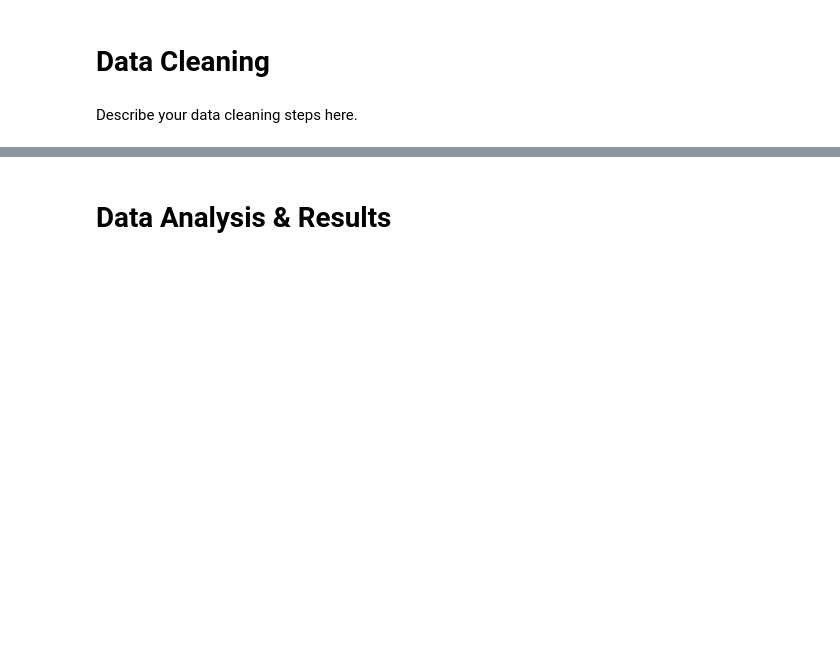
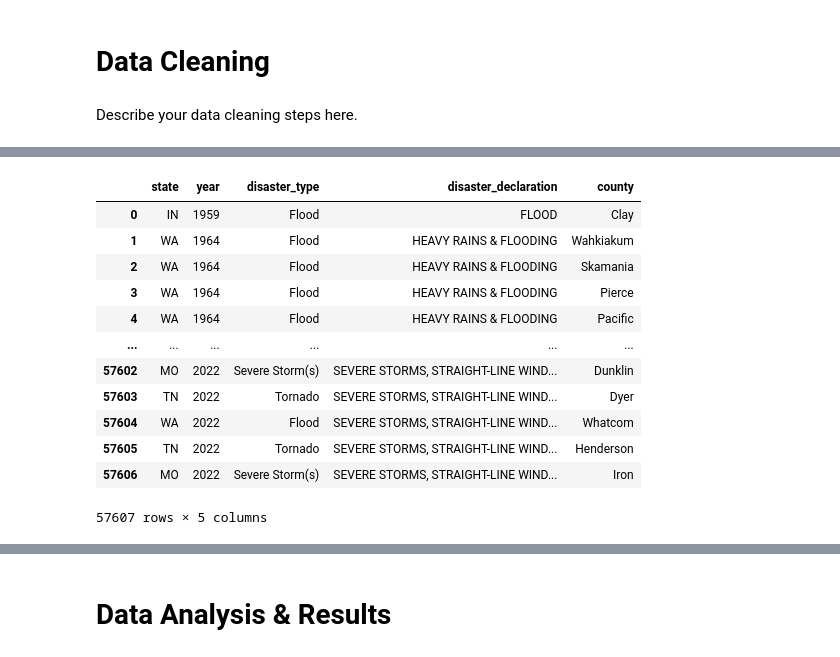
Before and after one commit to tyler-le/Natural-Disaster-Analysis, a Jupyter notebook: FinalProjectGroup013-Wi22.ipynb, the cells around one changed output, grey strips where cells are left out. Cells and saved outputs as stored; diff of their text form; code cells hidden in the pictures; blank space fills up the shorter version.

```diff
--- a/FinalProjectGroup013-Wi22.ipynb
+++ b/FinalProjectGroup013-Wi22.ipynb
@@ -102,23 +145,13 @@ Describe your data cleaning steps here.
 def standardize_county(str_in):
     try:
         if '(County)' in str_in:
-            output = str_in.replace('(County)','County')
+            output = str_in.replace('(County)','')
         elif '(Borough)' in str_in:
-            output = str_in.replace('(Borough)','Borough')
+            output = str_in.replace('(Borough)','')
         elif '(Census Subarea)'in str_in:
             output = str_in.replace('(Census Subarea)','')
-        elif 'Statewide' in str_in:
-            output = None
         elif '(Parish)'in str_in:
-            output = str_in.replace('(Parish)','Parish')
-        elif 'County' in str_in:
-            output = str_in
-        elif 'Borough' in str_in:
-            output = str_in
-        elif 'Census Area'in str_in:
-            output = str_in.replace('Census Area','')
-        elif 'Parish'in str_in:
-            output = str_in
+            output = str_in.replace('(Parish)','')
         else:
             output = None
     except:
@@ -135,3 +168,44 @@ def standardize_year(str_in):
         output = None
 
     return output
+# %%
+disaster_type_df = pd.read_csv('C:\\Users\\wrbl6\\Desktop\\COGS 108 Project\\Group013-Wi22-master\\datasets\\DisasterDeclarationsSummaries.csv')
+
+# select a subset of the columns
+wanted_columns = ['state', 'declarationDate','incidentType','declarationTitle','designatedArea']
+
+# rename the columns
+disaster_type_df = disaster_type_df[wanted_columns].rename(columns={"declarationDate":"year", "designatedArea": "county", "incidentType":"disaster_type", "declarationTitle":"disaster_declaration"})
+
+# Set "Statewide" to None and strip "(County)" from all counties
+disaster_type_df['county'] = disaster_type_df['county'].apply(standardize_county)
+
+# filter dataset to only include non-null
+disaster_type_df = disaster_type_df[~disaster_type_df['county'].isnull()]
+
+# strip year column to only include year
+disaster_type_df['year'] = disaster_type_df['year'].apply(standardize_year)
+
+# sort by year
+disaster_type_df = disaster_type_df.sort_values('year').reset_index(drop = True)
+
+# check for no NaNs
+assert(disaster_type_df.isna().sum().sum() == 0)
+
+
+
+disaster_type_df
+# %% [output]
+|  | state | year | disaster_type | disaster_declaration | county |
+| 0 | IN | 1959 | Flood | FLOOD | Clay |
+| 1 | WA | 1964 | Flood | HEAVY RAINS & FLOODING | Wahkiakum |
+| 2 | WA | 1964 | Flood | HEAVY RAINS & FLOODING | Skamania |
+| 3 | WA | 1964 | Flood | HEAVY RAINS & FLOODING | Pierce |
+| 4 | WA | 1964 | Flood | HEAVY RAINS & FLOODING | Pacific |
+| ... | ... | ... | ... | ... | ... |
+| 57602 | MO | 2022 | Severe Storm(s) | SEVERE STORMS, STRAIGHT-LINE WIND... | Dunklin |
+| 57603 | TN | 2022 | Tornado | SEVERE STORMS, STRAIGHT-LINE WIND... | Dyer |
+| 57604 | WA | 2022 | Flood | SEVERE STORMS, STRAIGHT-LINE WIND... | Whatcom |
+| 57605 | TN | 2022 | Tornado | SEVERE STORMS, STRAIGHT-LINE WIND... | Henderson |
+| 57606 | MO | 2022 | Severe Storm(s) | SEVERE STORMS, STRAIGHT-LINE WIND... | Iron |
+57607 rows × 5 columns
```
Also changed, not shown: parts of 27 cells of this notebook.
